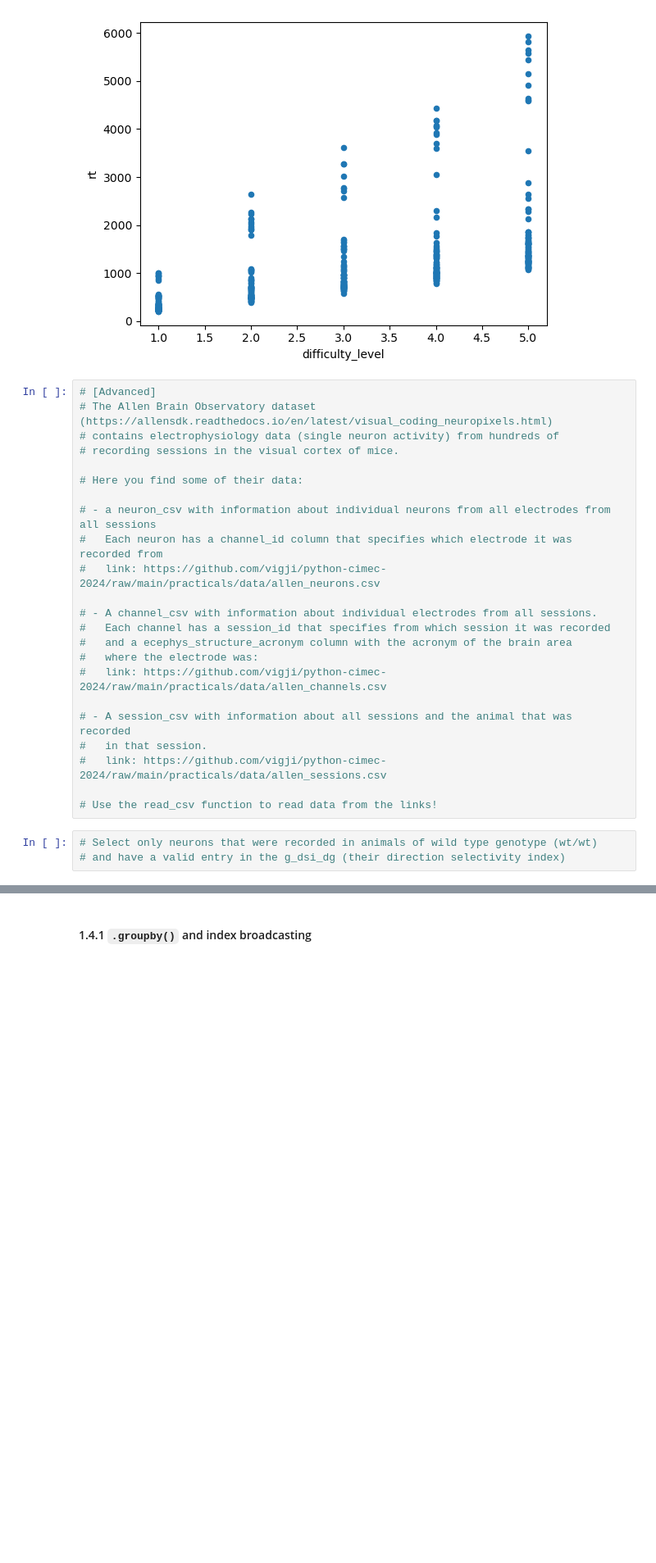
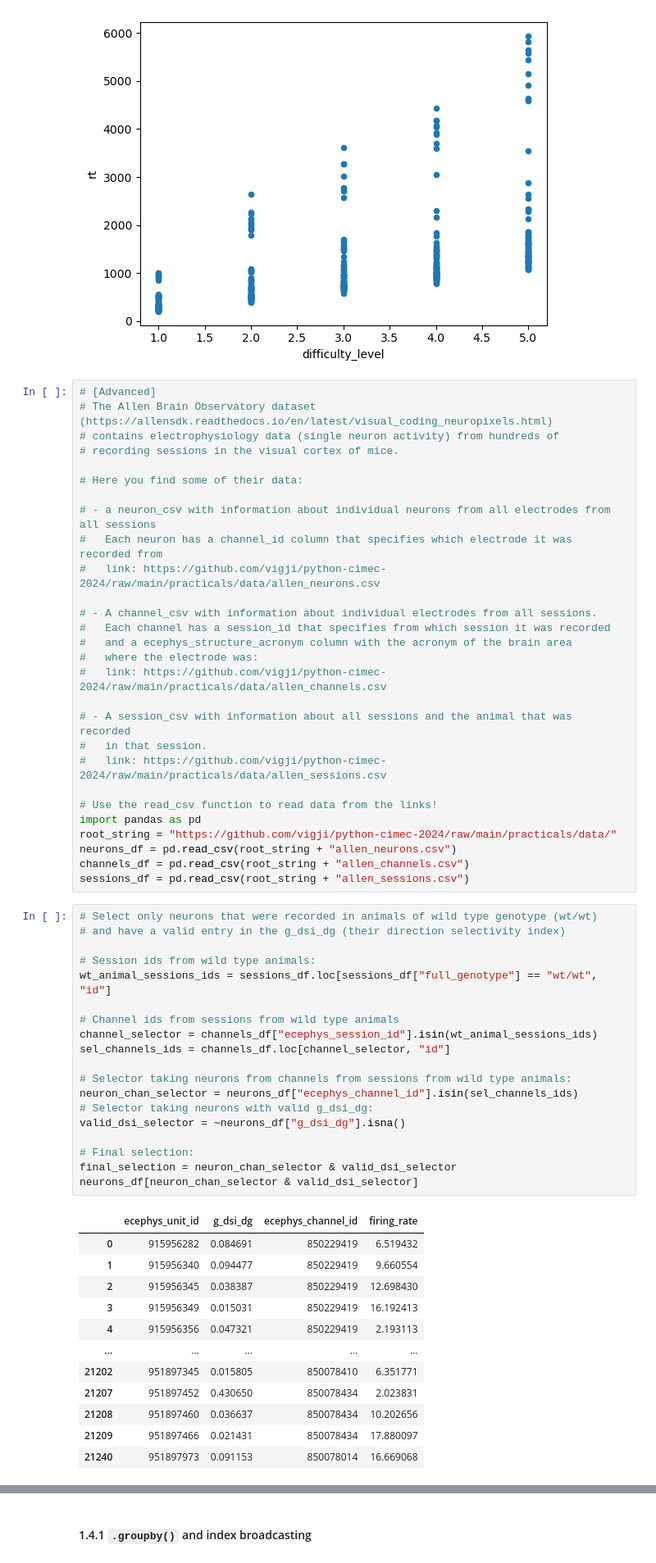
Before and after one commit to vigji/python-cimec-2024, a Jupyter notebook: practicals/Practicals_1.4.ipynb, the cells around one changed output, grey strips where cells are left out. Shown at 82% size. Drawn from its saved outputs; the diff is of its cells as text; blank space fills up the shorter version.

```diff
--- a/practicals/Practicals_1.4.ipynb
+++ b/practicals/Practicals_1.4.ipynb
@@ -151,6 +151,40 @@ all_trials_df[trial_selection].plot(kind="scatter", x="difficulty_level", y="rt"
 #   link: https://github.com/vigji/python-cimec-2024/raw/main/practicals/data/allen_sessions.csv
 
 # Use the read_csv function to read data from the links!
+import pandas as pd
+root_string = "https://github.com/vigji/python-cimec-2024/raw/main/practicals/data/"
+neurons_df = pd.read_csv(root_string + "allen_neurons.csv")
+channels_df = pd.read_csv(root_string + "allen_channels.csv")
+sessions_df = pd.read_csv(root_string + "allen_sessions.csv")
 # %%
 # Select only neurons that were recorded in animals of wild type genotype (wt/wt)
 # and have a valid entry in the g_dsi_dg (their direction selectivity index)
+
+# Session ids from wild type animals:
+wt_animal_sessions_ids = sessions_df.loc[sessions_df["full_genotype"] == "wt/wt", "id"]
+
+# Channel ids from sessions from wild type animals
+channel_selector = channels_df["ecephys_session_id"].isin(wt_animal_sessions_ids)
+sel_channels_ids = channels_df.loc[channel_selector, "id"]
+
+# Selector taking neurons from channels from sessions from wild type animals:
+neuron_chan_selector = neurons_df["ecephys_channel_id"].isin(sel_channels_ids)
+# Selector taking neurons with valid g_dsi_dg:
+valid_dsi_selector = ~neurons_df["g_dsi_dg"].isna()
+
+# Final selection:
+final_selection = neuron_chan_selector & valid_dsi_selector
+neurons_df[neuron_chan_selector & valid_dsi_selector]
+# %% [output]
+|  | ecephys_unit_id | g_dsi_dg | ecephys_channel_id | firing_rate |
+| 0 | 915956282 | 0.084691 | 850229419 | 6.519432 |
+| 1 | 915956340 | 0.094477 | 850229419 | 9.660554 |
+| 2 | 915956345 | 0.038387 | 850229419 | 12.698430 |
+| 3 | 915956349 | 0.015031 | 850229419 | 16.192413 |
+| 4 | 915956356 | 0.047321 | 850229419 | 2.193113 |
+| ... | ... | ... | ... | ... |
+| 21202 | 951897345 | 0.015805 | 850078410 | 6.351771 |
+| 21207 | 951897452 | 0.430650 | 850078434 | 2.023831 |
+| 21208 | 951897460 | 0.036637 | 850078434 | 10.202656 |
+| 21209 | 951897466 | 0.021431 | 850078434 | 17.880097 |
+| 21240 | 951897973 | 0.091153 | 850078014 | 16.669068 |
```
Also changed, not shown: parts of 7 cells of this notebook, 5 other files.
